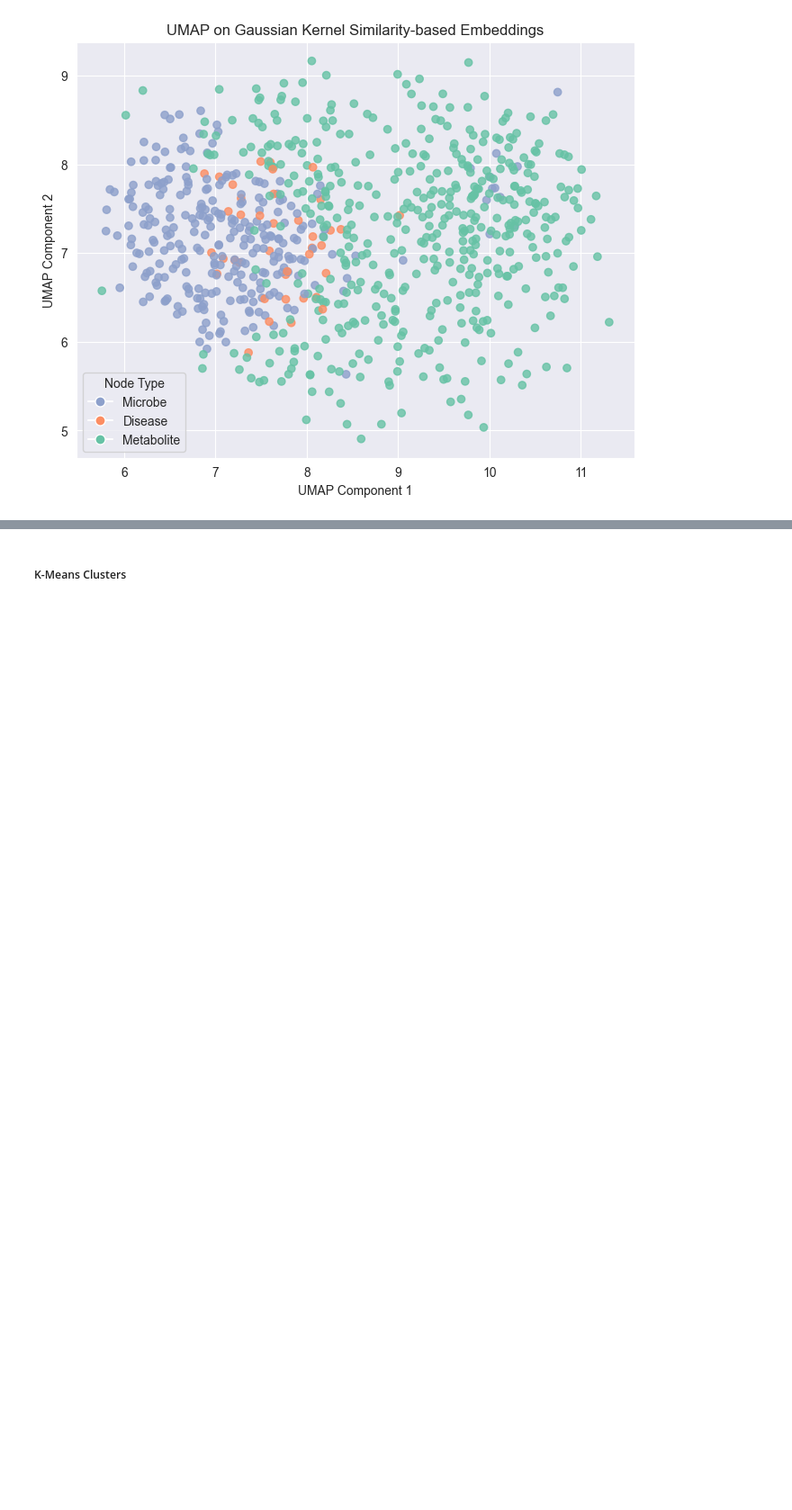
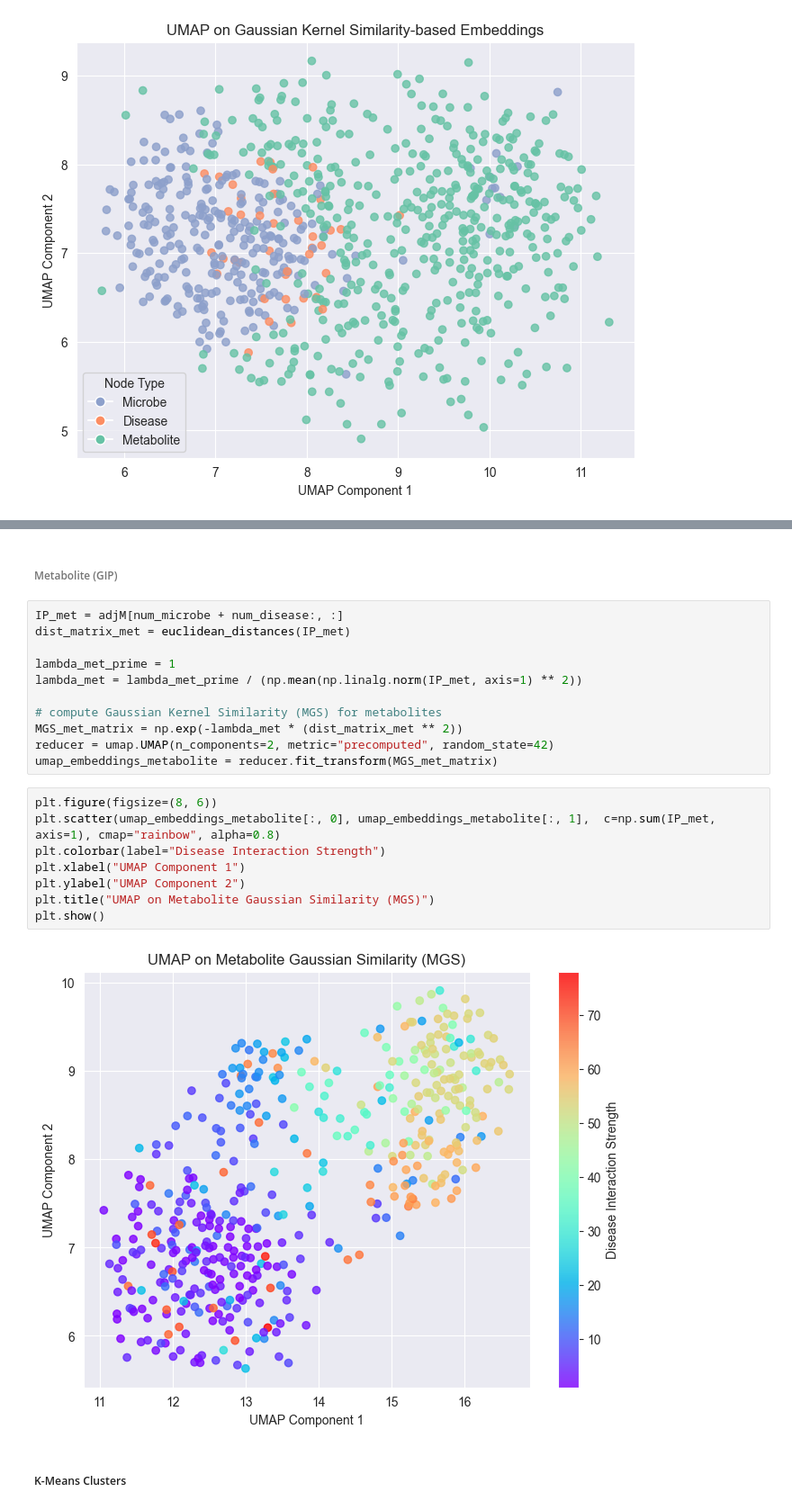
Before and after one commit to lucyzhang95/Network_Analysis, a Jupyter notebook: graph_network_analysis.ipynb, the cells around one changed output, grey strips where cells are left out. Shown at 90% size. Drawn from its saved outputs; the diff is of its cells as text; blank space fills up the shorter version.

```diff
--- a/graph_network_analysis.ipynb
+++ b/graph_network_analysis.ipynb
@@ -1309,3 +1436,26 @@ plt.show()
+# %% [markdown]
+###### Metabolite (GIP)
+# %%
+IP_met = adjM[num_microbe + num_disease:, :]
+dist_matrix_met = euclidean_distances(IP_met)
+
+lambda_met_prime = 1
+lambda_met = lambda_met_prime / (np.mean(np.linalg.norm(IP_met, axis=1) ** 2))
+
+# compute Gaussian Kernel Similarity (MGS) for metabolites
+MGS_met_matrix = np.exp(-lambda_met * (dist_matrix_met ** 2))
+reducer = umap.UMAP(n_components=2, metric="precomputed", random_state=42)
+umap_embeddings_metabolite = reducer.fit_transform(MGS_met_matrix)
+# %%
+plt.figure(figsize=(8, 6))
+plt.scatter(umap_embeddings_metabolite[:, 0], umap_embeddings_metabolite[:, 1],  c=np.sum(IP_met, axis=1), cmap="rainbow", alpha=0.8)
+plt.colorbar(label="Disease Interaction Strength")
+plt.xlabel("UMAP Component 1")
+plt.ylabel("UMAP Component 2")
+plt.title("UMAP on Metabolite Gaussian Similarity (MGS)")
+plt.show()
+# %% [output]
+[figure, added]
 # %% [markdown]
 ##### K-Means Clusters
 # %%
```
Also changed, not shown: parts of 13 cells of this notebook.
